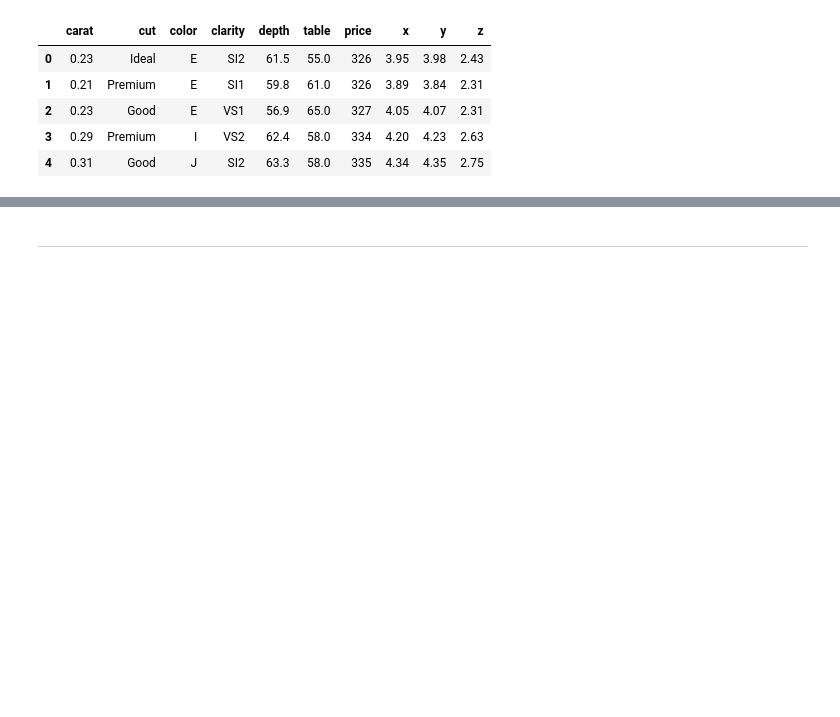
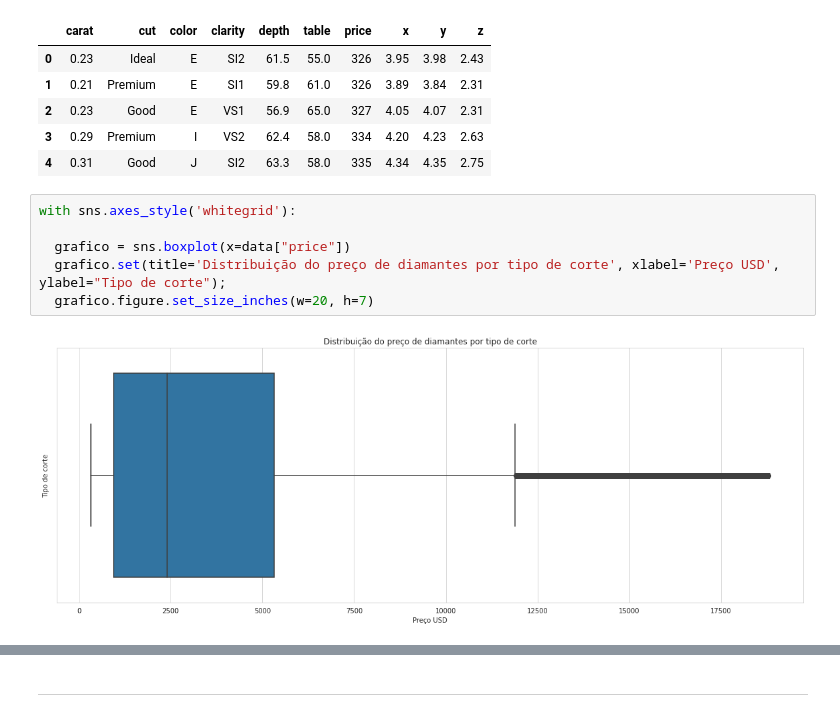
Before and after one commit to anamilanezi/ebac-dados, a Jupyter notebook: exercicios/em15-visualizacao-de-dados-II.ipynb, the cells around one changed output, grey strips where cells are left out. Saved outputs shown, nothing was run; the diff lists cells and outputs as text; blank space fills up the shorter version.

```diff
--- a/exercicios/em15-visualizacao-de-dados-II.ipynb
+++ b/exercicios/em15-visualizacao-de-dados-II.ipynb
@@ -37,4 +39,12 @@ data.head()
 | 2 | 0.23 | Good | E | VS1 | 56.9 | 65.0 | 327 | 4.05 | 4.07 | 2.31 |
 | 3 | 0.29 | Premium | I | VS2 | 62.4 | 58.0 | 334 | 4.20 | 4.23 | 2.63 |
 | 4 | 0.31 | Good | J | SI2 | 63.3 | 58.0 | 335 | 4.34 | 4.35 | 2.75 |
+# %%
+with sns.axes_style('whitegrid'):
+
+  grafico = sns.boxplot(x=data["price"])
+  grafico.set(title='Distribuição do preço de diamantes por tipo de corte', xlabel='Preço USD', ylabel="Tipo de corte");
+  grafico.figure.set_size_inches(w=20, h=7)
+# %% [output]
+[figure, added]
 # %%
```
Also changed, not shown: parts of 12 cells of this notebook.
